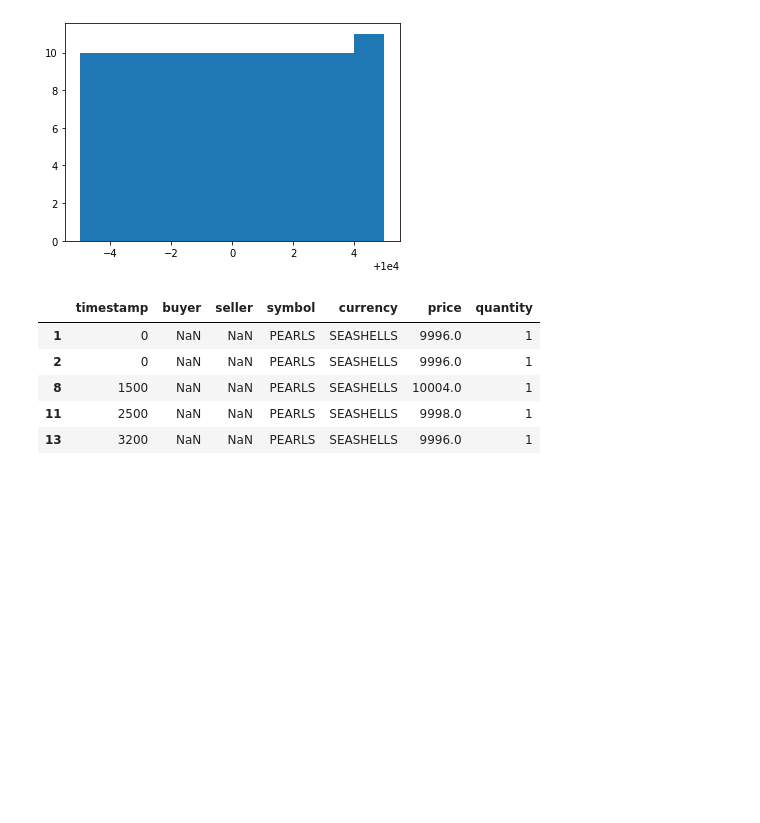
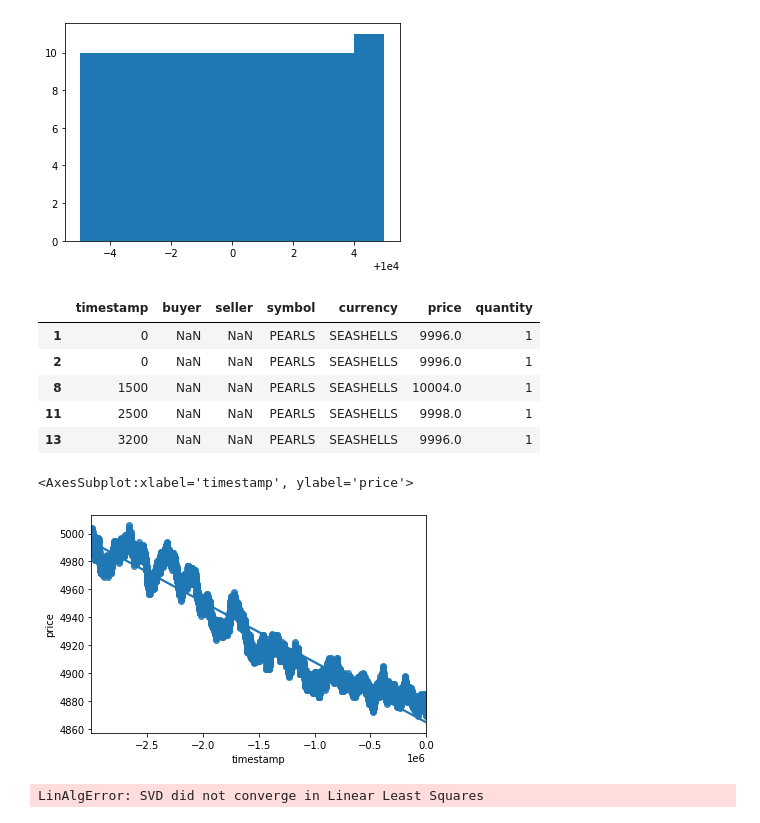
Before and after one commit to ysharma913/IMC-Prosperity, a Jupyter notebook: eda.ipynb, the cells around one changed output. Cells and saved outputs as stored; diff of their text form; code cells hidden in the pictures; blank space fills up the shorter version.

```diff
--- a/eda.ipynb
+++ b/eda.ipynb
@@ -100,3 +107,34 @@ all_day_data.head()
 | 8 | 1500 | NaN | NaN | PEARLS | SEASHELLS | 10004.0 | 1 |
 | 11 | 2500 | NaN | NaN | PEARLS | SEASHELLS | 9998.0 | 1 |
 | 13 | 3200 | NaN | NaN | PEARLS | SEASHELLS | 9996.0 | 1 |
+# %%
+all_day_data['timestamp'] = all_day_data['timestamp'] - max(all_day_data['timestamp'].values)
+
+import seaborn as sns
+import numpy as np
+half_day_data = all_day_data[all_day_data['timestamp'] > -1.5e6]
+
+x = half_day_data['timestamp']
+y = half_day_data['price']
+sns.regplot(all_day_data['timestamp'], all_day_data['price'])
+# %% [output]
+<AxesSubplot:xlabel='timestamp', ylabel='price'>
+[figure, added]
+# %%
+import numpy
+import matplotlib.pyplot as plt
+
+half_day_data = all_day_data[all_day_data['timestamp'] > -1e6]
+
+x = half_day_data['timestamp']
+y = half_day_data['price']
+
+mymodel = numpy.poly1d(numpy.polyfit(1/x, y, 1))
+
+myline = numpy.linspace(-2.5e6, 1, 100)
+
+# plt.scatter(x, y)
+plt.plot(myline, mymodel(myline))
+plt.show()
+# %% [output]
+LinAlgError: SVD did not converge in Linear Least Squares
```
Also changed, not shown: parts of 1 cell of this notebook, 2 other files.
